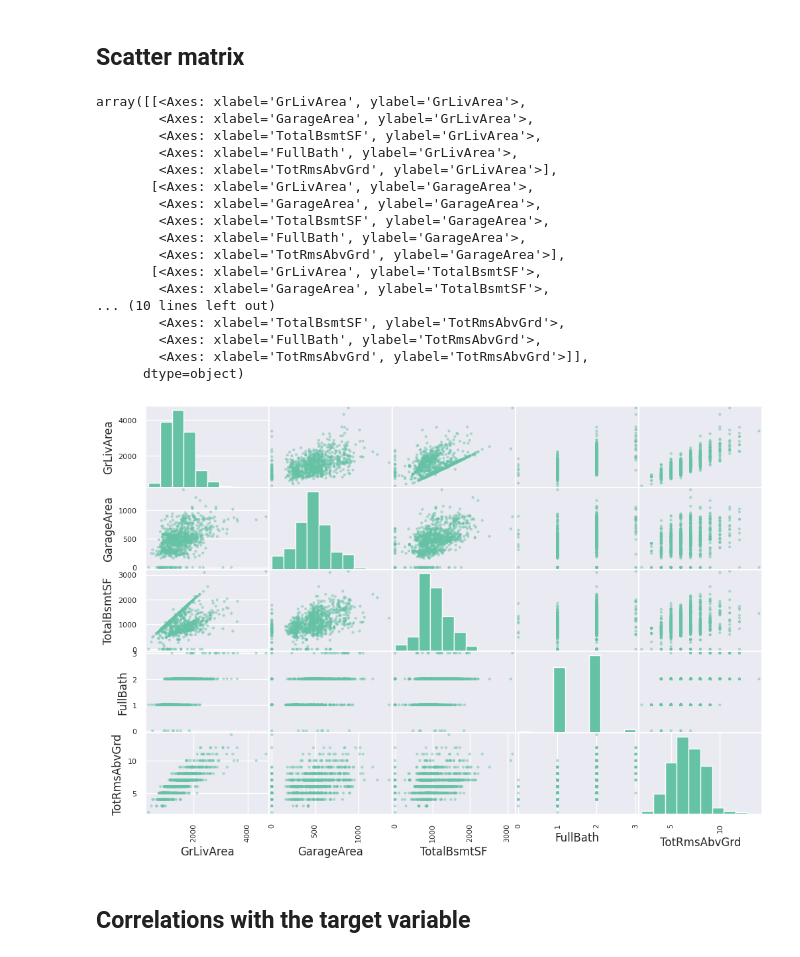
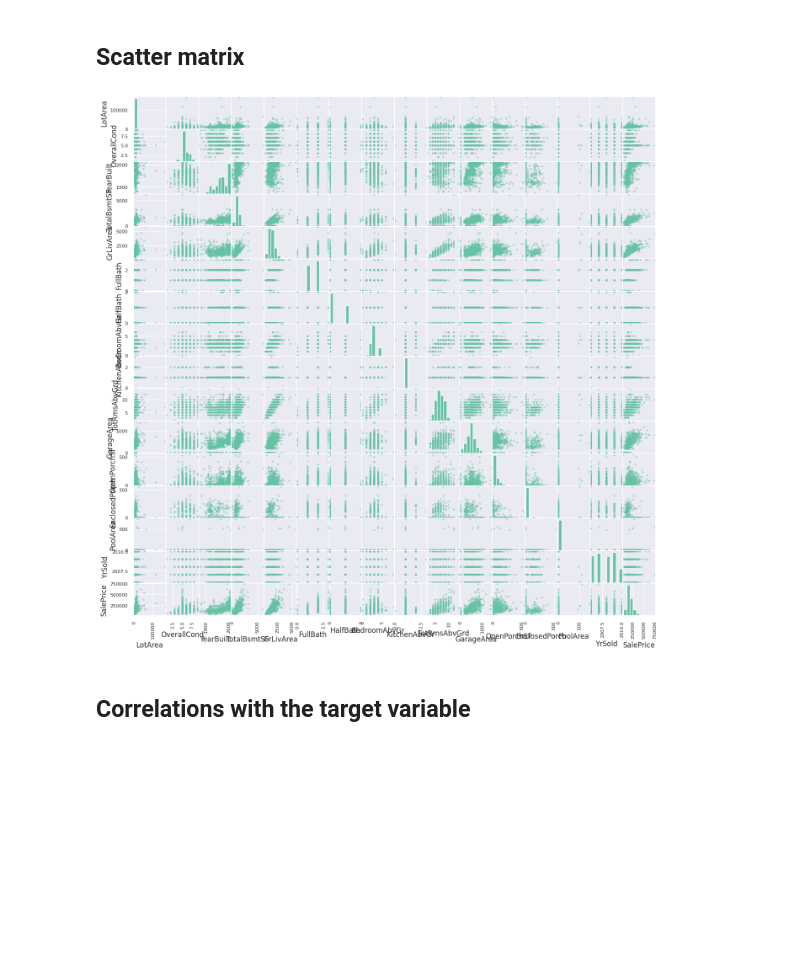
Before and after one commit to mabdulrehman8833-cloud/bd4dm, a Jupyter notebook: Data Exploration/Exercise 2.ipynb, the cells around one changed output. Drawn from its saved outputs; the diff is of its cells as text; code cells hidden in the pictures; blank space fills up the shorter version.

```diff
--- a/Data Exploration/Exercise 2.ipynb
+++ b/Data Exploration/Exercise 2.ipynb
@@ -109,6 +109,6 @@ Split the data into the training and test parts, using 20% for testing. Use rand
 # %%
 from sklearn.model_selection import train_test_split
 
-train_set, test_set = train_test_split(df, test_size=0.2, random_state=7)
-print(f"{train_set.shape[0]} train and {test_set.shape[0]} test instances")
+trainset, testset = train_test_split(df, test_size=0.2, random_state=7)
+print(f"{trainset.shape[0]} training and {testset.shape[0]} test instances")
 # %% [output]
@@ -162,4 +115,0 @@ del strat_test_set["SalePrice_cat"]
-# %%
-# for convenience, rename the variables to shorter names:
-trainset = strat_train_set
-testset = strat_test_set
@@ -284,28 +175,9 @@ corr_matrix.style.background_gradient(cmap='coolwarm', axis=None).format(precisi
 # %%
 from pandas.plotting import scatter_matrix
 
-# select only the variables that are most likely to be correlated
-vars = ["GrLivArea", "GarageArea", "TotalBsmtSF", "FullBath", "TotRmsAbvGrd"]
-scatter_matrix(trainset[vars], figsize=(12, 8))
+_ = scatter_matrix(trainset, figsize=(16, 16))
 # %% [output]
-array([[<Axes: xlabel='GrLivArea', ylabel='GrLivArea'>,
-        <Axes: xlabel='GarageArea', ylabel='GrLivArea'>,
-        <Axes: xlabel='TotalBsmtSF', ylabel='GrLivArea'>,
-        <Axes: xlabel='FullBath', ylabel='GrLivArea'>,
-        <Axes: xlabel='TotRmsAbvGrd', ylabel='GrLivArea'>],
-       [<Axes: xlabel='GrLivArea', ylabel='GarageArea'>,
-        <Axes: xlabel='GarageArea', ylabel='GarageArea'>,
-        <Axes: xlabel='TotalBsmtSF', ylabel='GarageArea'>,
-        <Axes: xlabel='FullBath', ylabel='GarageArea'>,
-        <Axes: xlabel='TotRmsAbvGrd', ylabel='GarageArea'>],
-       [<Axes: xlabel='GrLivArea', ylabel='TotalBsmtSF'>,
-        <Axes: xlabel='GarageArea', ylabel='TotalBsmtSF'>,
-... (10 lines left out)
-        <Axes: xlabel='TotalBsmtSF', ylabel='TotRmsAbvGrd'>,
-        <Axes: xlabel='FullBath', ylabel='TotRmsAbvGrd'>,
-        <Axes: xlabel='TotRmsAbvGrd', ylabel='TotRmsAbvGrd'>]],
-      dtype=object)
-[figure, old version]
+[figure, new version]
 # %% [markdown]
 ## Correlations with the target variable
 # %%
```
Also changed, not shown: parts of 14 cells of this notebook.
